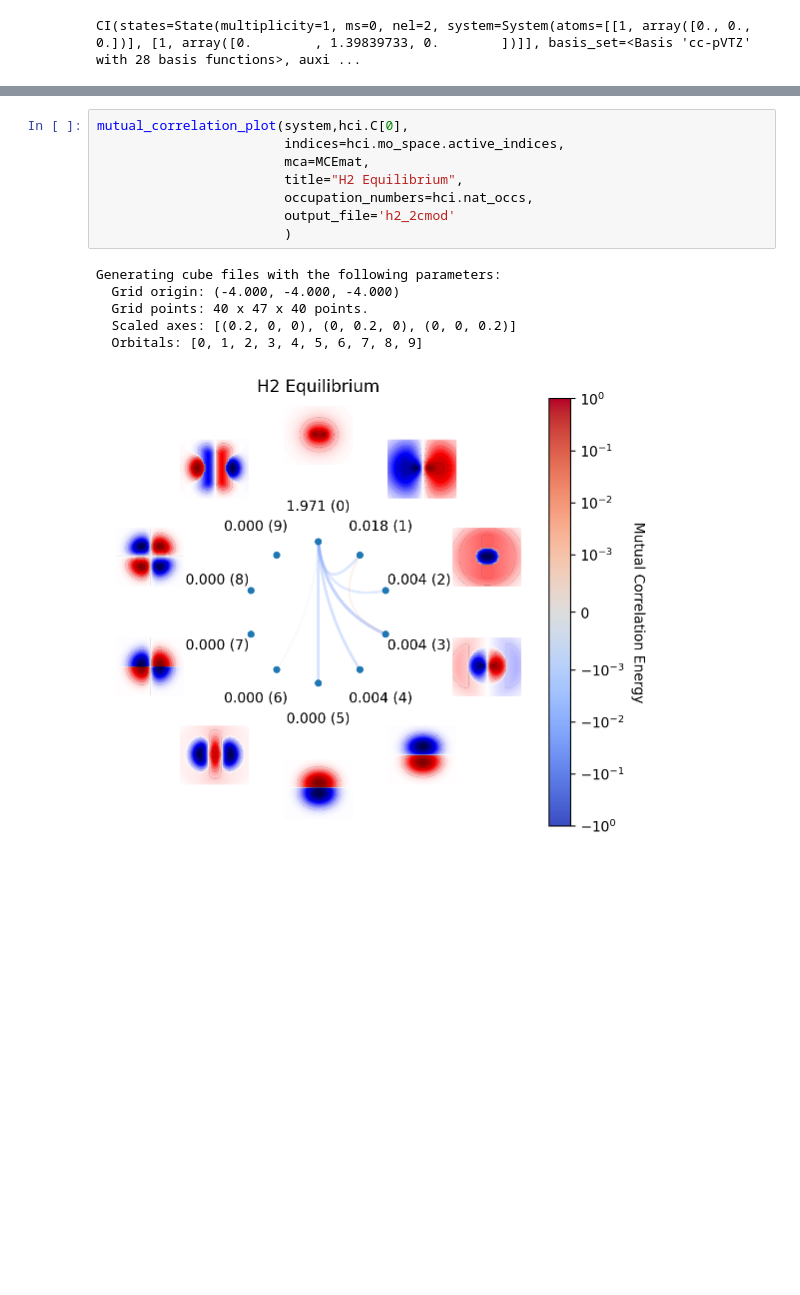
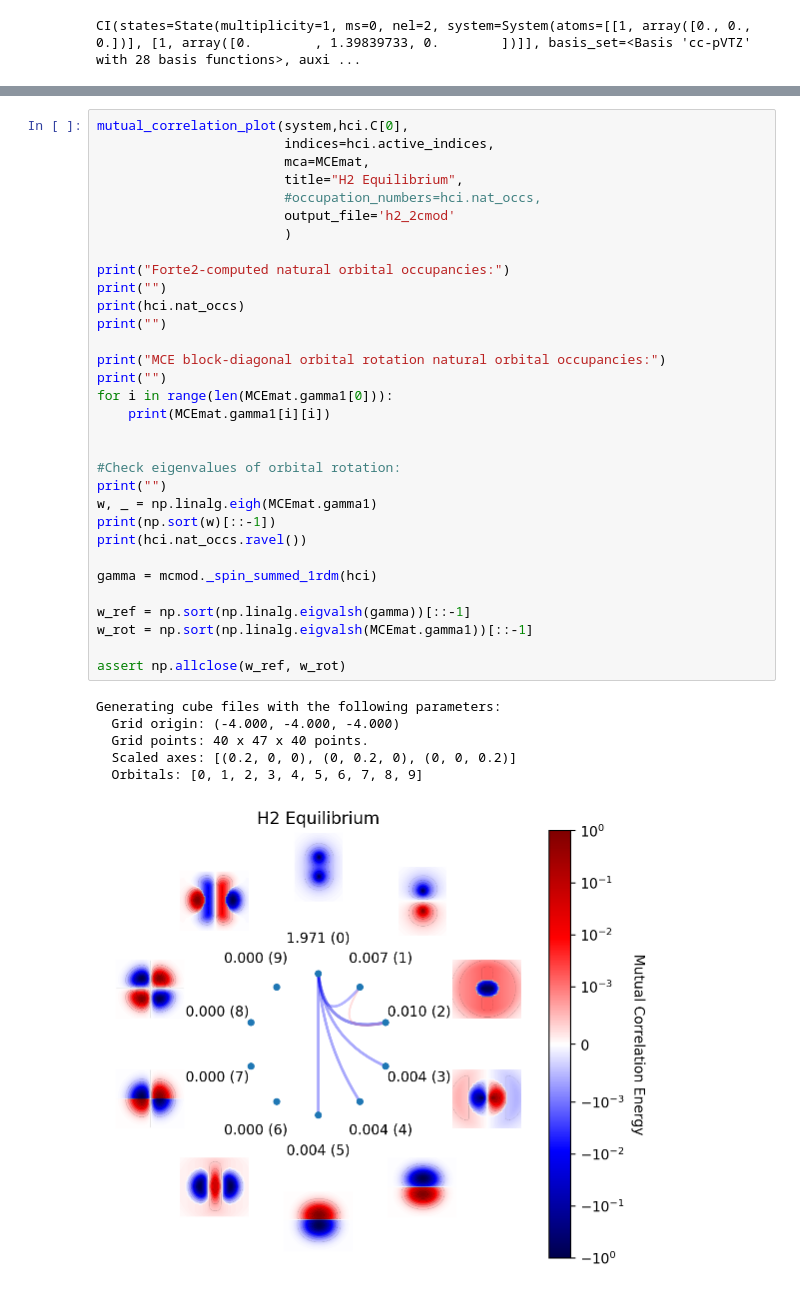
Before and after one commit to evangelistalab/forte2, a Jupyter notebook: tutorials/mca_energy/mc_energy.ipynb, the cells around one changed output, grey strips where cells are left out. Saved outputs shown, nothing was run; the diff lists cells and outputs as text; blank space fills up the shorter version.

```diff
--- a/tutorials/mca_energy/mc_energy.ipynb
+++ b/tutorials/mca_energy/mc_energy.ipynb
@@ -277,15 +270,39 @@ Two fragment correlation of [5] and [0]: -0.010485282806924658
 # %%
 mutual_correlation_plot(system,hci.C[0],
-                        indices=hci.mo_space.active_indices,
+                        indices=hci.active_indices,
                         mca=MCEmat,
                         title="H2 Equilibrium",
-                        occupation_numbers=hci.nat_occs,
+                        #occupation_numbers=hci.nat_occs,
                         output_file='h2_2cmod'
                         )
+
+print("Forte2-computed natural orbital occupancies:")
+print("")
+print(hci.nat_occs)
+print("")
+
+print("MCE block-diagonal orbital rotation natural orbital occupancies:")
+print("")
+for i in range(len(MCEmat.gamma1[0])):
+    print(MCEmat.gamma1[i][i])
+
+
+#Check eigenvalues of orbital rotation:
+print("")
+w, _ = np.linalg.eigh(MCEmat.gamma1)
+print(np.sort(w)[::-1])
+print(hci.nat_occs.ravel())
+
+gamma = mcmod._spin_summed_1rdm(hci)
+
+w_ref = np.sort(np.linalg.eigvalsh(gamma))[::-1]
+w_rot = np.sort(np.linalg.eigvalsh(MCEmat.gamma1))[::-1]
+
+assert np.allclose(w_ref, w_rot)
 # %% [output]
 Generating cube files with the following parameters:
   Grid origin: (-4.000, -4.000, -4.000)
   Grid points: 40 x 47 x 40 points.
   Scaled axes: [(0.2, 0, 0), (0, 0.2, 0), (0, 0, 0.2)]
   Orbitals: [0, 1, 2, 3, 4, 5, 6, 7, 8, 9]
-[figure, old version]
+[figure, new version]
```
Also changed, not shown: parts of 16 cells of this notebook, 6 other files.
